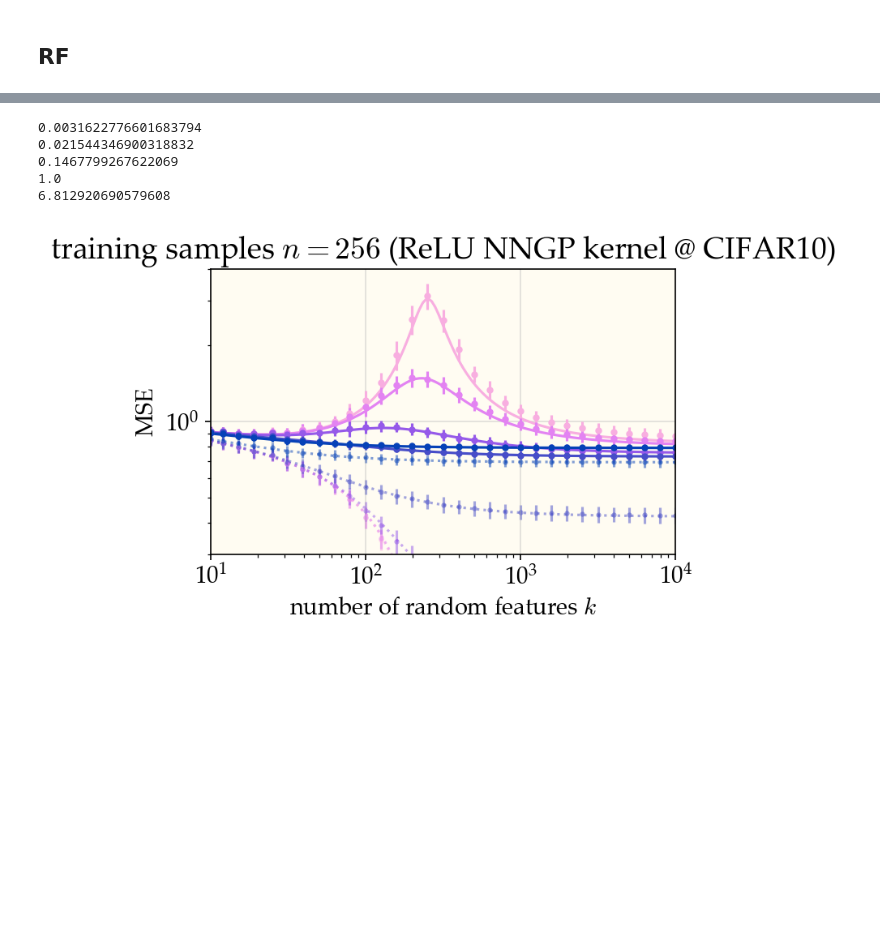
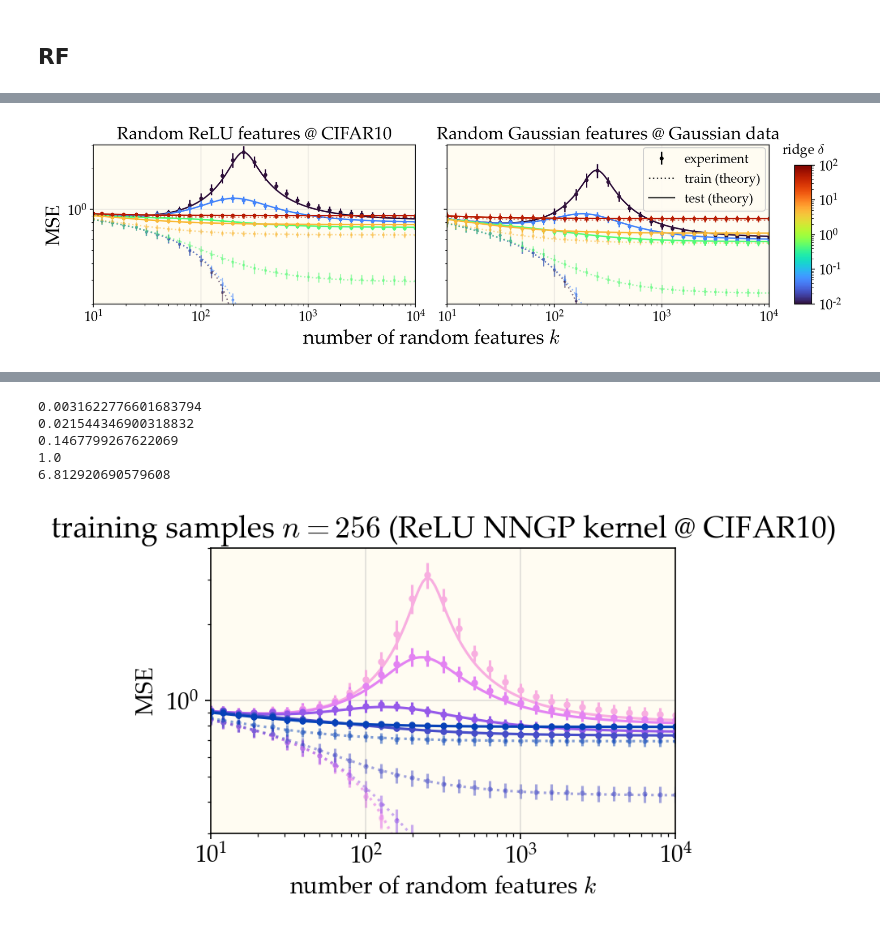
Before and after one commit to dkarkada/more-is-better, a Jupyter notebook: powerlaws.ipynb, the cells around one changed output, grey strips where cells are left out. Cells and saved outputs as stored; diff of their text form; code cells hidden in the pictures; blank space fills up the shorter version.

Commit message:
recover old results

```diff
--- a/powerlaws.ipynb
+++ b/powerlaws.ipynb
@@ -203,0 +119,65 @@ plt.show()
+# %%
+my_cmap = cm.turbo
+
+# Fixed n=256
+M = 10000
+n = 256
+
+DATASET_NAME = 'cifar10'
+expt_info = ExptDetails(1, 1, DATASET_NAME)
+work_dir = f"results/{DATASET_NAME}/{expt_info.expt_name}"
+
+fig, axes = plt.subplots(ncols=2, sharey=True, figsize=(12,2.8))
+sm = plt.cm.ScalarMappable(cmap=my_cmap, norm=LogNorm(vmin=10**-2, vmax=10**2))
+
+plot_params = {
+    "ids": ["", "gaussian-imitation-"],
+    "titles": ["Random ReLU features @ CIFAR10", "Random Gaussian features @ Gaussian data"],
+}
+
+for i, ax in enumerate(axes):
+    id = plot_params["ids"][i]
+    expt = ExperimentResults.load(f"{work_dir}/expt-{id}n256.expt")
+    theory = ExperimentResults.load(f"{work_dir}/theory-{id}n256.expt")
+
+    do_kplot(ax, sm, expt, theory, M)
+
+    ax.set_title(plot_params["titles"][i])
+    ax.set_xscale('log')
+    ax.set_yscale('log')
+
+    ax.set_xlim(1e1, 1e4)
+    ax.set_ylim(2e-1, 3e0)
+    ax.set_axisbelow(True)
+    ax.grid(alpha=0.3, zorder=-5)
+
+fig.add_subplot(111, frameon=False)
+# hide tick and tick label of the big axis
+plt.tick_params(labelcolor='none', which='both', top=False, bottom=False, left=False, right=False)
+plt.xlabel('number of random features $k$', size="x-large")
+plt.ylabel('MSE', size="x-large")
+plt.tight_layout()
+fig.subplots_adjust(bottom=0, right=0.9)
+cbar_ax = fig.add_axes([0.93, 0.0, 0.02, 0.7])
+fig.colorbar(sm, cax=cbar_ax) # label the colorbar?
+cbar_ax.set_title("ridge $\delta$", pad=12, fontsize=14)
+
+line = Line2D([],[], ls='none', marker='.', markersize=6, color='k')
+barline = LineCollection(np.empty((2,2,2)), color='k')
+plt.figlegend(
+    (
+        ErrorbarContainer((line, [], [barline]), has_xerr=False, has_yerr=True),
+        Line2D([0], [0], color='k', alpha=0.7, ls=':'),
+        Line2D([0], [0], color='k', alpha=0.7, ls='-'),),
+    (
+        "experiment",
+        "train (theory)",
+        "test (theory)",),
+    fontsize=13,
+    bbox_to_anchor=(.903, .82),
+    loc="upper right",
+    framealpha=0.95,
+)
+plt.show()
+# %% [output]
+[figure, added]
```
Also changed, not shown: parts of 5 cells of this notebook, 1 other file.
